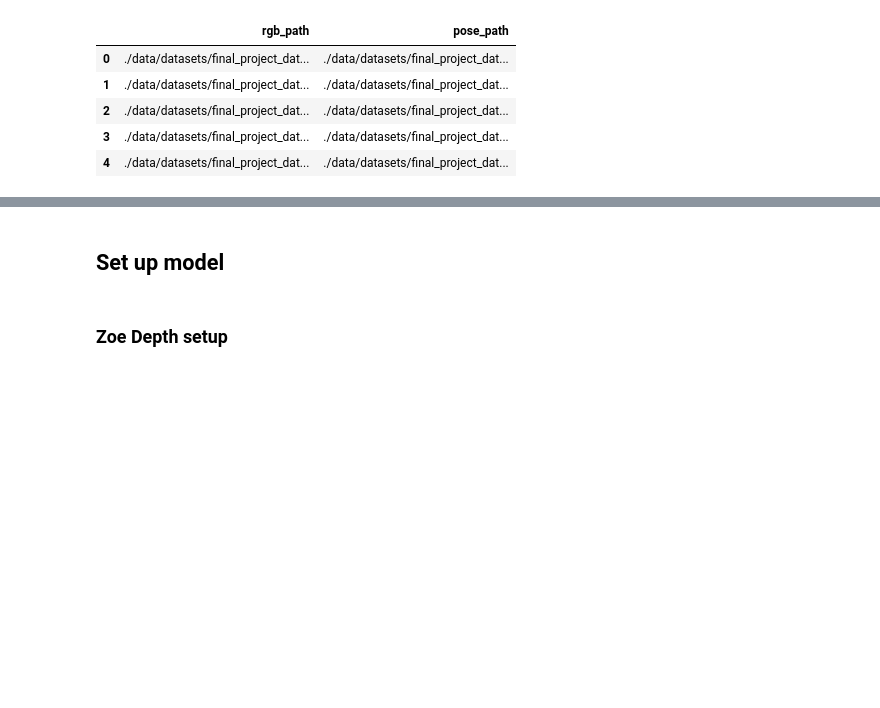
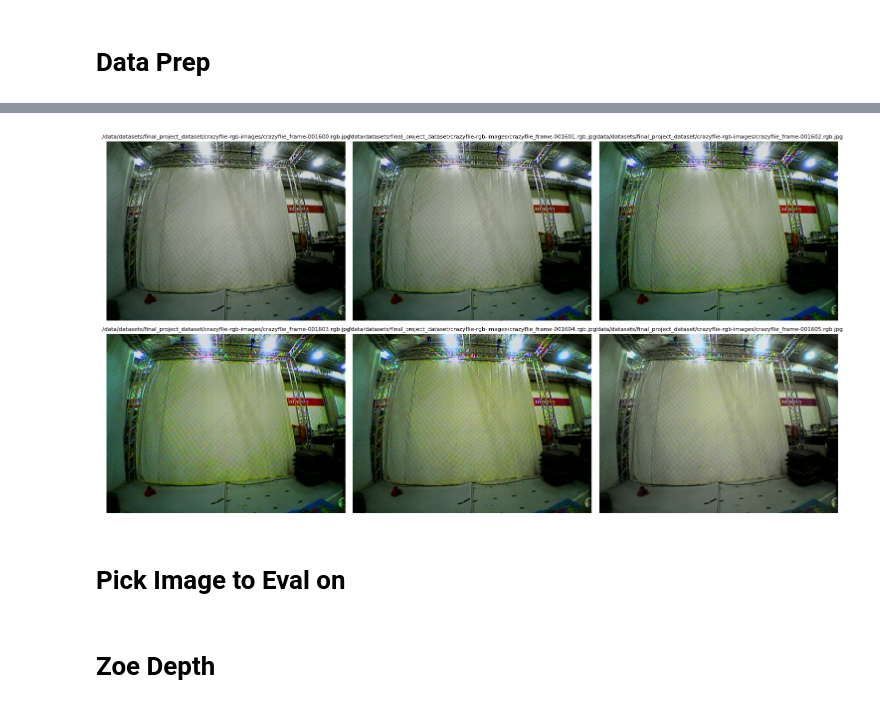
Before and after one commit to Manoruo/Depth3D, a Jupyter notebook: project.ipynb, the cells around one changed output, grey strips where cells are left out. Drawn from its saved outputs; the diff is of its cells as text; code cells hidden in the pictures; blank space fills up the shorter version.

```diff
--- a/project.ipynb
+++ b/project.ipynb
@@ -6,3 +15,5 @@ import glob
+# %% [markdown]
+# Data Prep
 # %%
 project_folder = "./data/datasets/final_project_dataset"
 rgb_dir = f"{project_folder}/crazyflie-rgb-images"
@@ -12,6 +23,14 @@ fx = 218.792814876677
 fy = 224.37416225752526
 cx = 322.66660990415625
 cy = 243.22672826370496
+# %%
+def load_image(path):
+    img = cv2.imread(path, cv2.IMREAD_COLOR)
+    img = cv2.cvtColor(img, cv2.COLOR_BGR2RGB)
+    return img
+
+def load_extrinsic_matrix(path):
+    return np.loadtxt(path).reshape(4, 4)
 # %%
 
 rgb_files = sorted(glob.glob(f"{rgb_dir}/*.jpg"))
@@ -20,23 +39,29 @@ df = pd.DataFrame({
     "rgb_path": rgb_files,     # stores the actual path
     "pose_path": pose_files
 })
-df.head()
-# %% [output]
-|  | rgb_path | pose_path |
-| 0 | ./data/datasets/final_project_dat... | ./data/datasets/final_project_dat... |
-| 1 | ./data/datasets/final_project_dat... | ./data/datasets/final_project_dat... |
-| 2 | ./data/datasets/final_project_dat... | ./data/datasets/final_project_dat... |
-| 3 | ./data/datasets/final_project_dat... | ./data/datasets/final_project_dat... |
-| 4 | ./data/datasets/final_project_dat... | ./data/datasets/final_project_dat... |
+# %%
+df["image"] = df["rgb_path"].apply(load_image)
+df["T"] = df["pose_path"].apply(load_extrinsic_matrix)
 # %%
-# You can visualize the rgb images here:
+n = 6
+cols = 3
+rows = (n + cols - 1) // cols  # ceil division
 
-def show_img(path):
-    return f"<img src='{path}' width='300'/>"
+fig, axes = plt.subplots(rows, cols, figsize=(15, 8))
 
-styled = df.head(2).style.format({
-    "rgb_path": show_img     # render image instead of path
-}).hide(axis="index")        # optional: hide row numbers
+# Flatten axes for easy indexing
+axes = axes.flatten()
 
-display(styled)
+for i in range(n):
+    ax = axes[i]
+    ax.imshow(df.loc[i, "image"])
+    ax.set_title(df.loc[i, "rgb_path"], fontsize=8)
+    ax.axis("off")
+
+# Hide any empty subplots
+for j in range(i+1, len(axes)):
+    axes[j].axis("off")
+
+plt.tight_layout()
+plt.show()
 # %% [output]
@@ -43,0 +68,3 @@ display(styled)
+[figure, added]
+# %% [markdown]
+# Pick Image to Eval on
@@ -44,5 +75,3 @@ display(styled)
 # %% [markdown]
-## Set up model
+# Zoe Depth
-# %% [markdown]
-### Zoe Depth setup
 # %%
```
Also changed, not shown: parts of 15 cells of this notebook, 2 other files.
